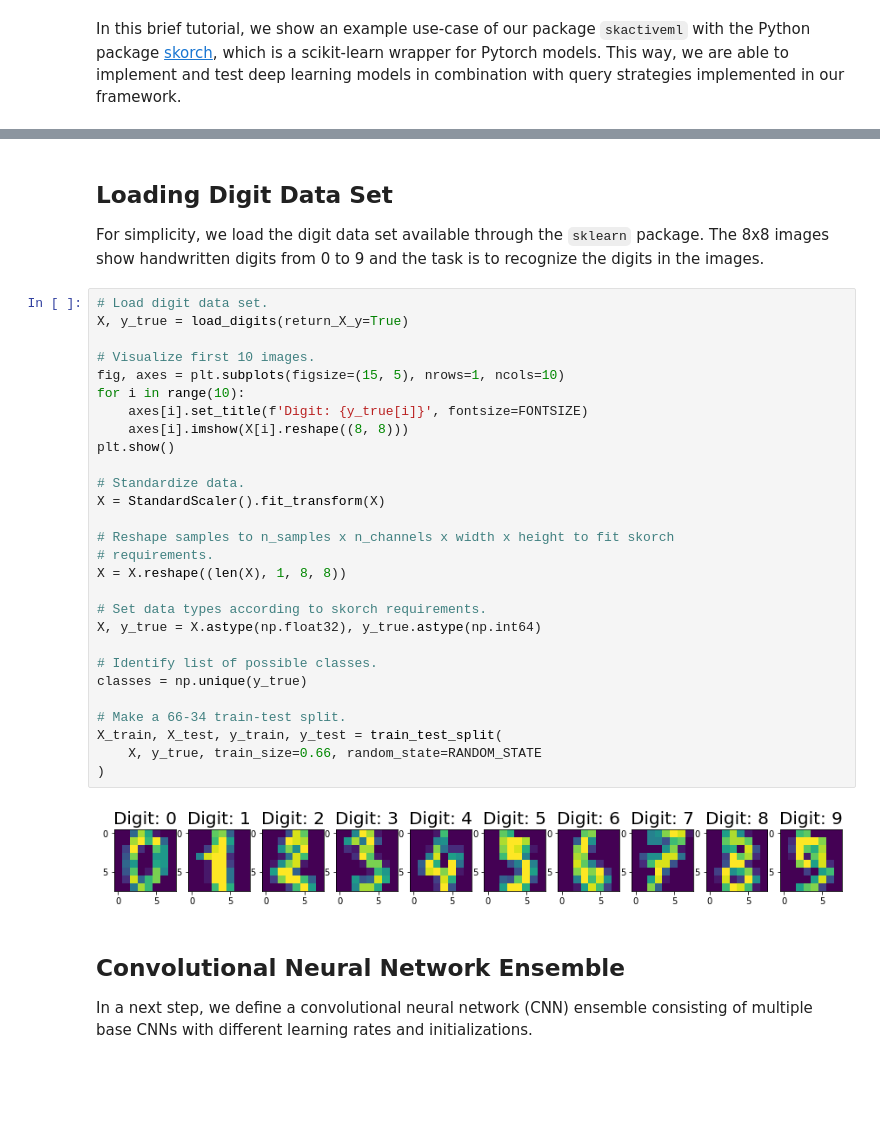
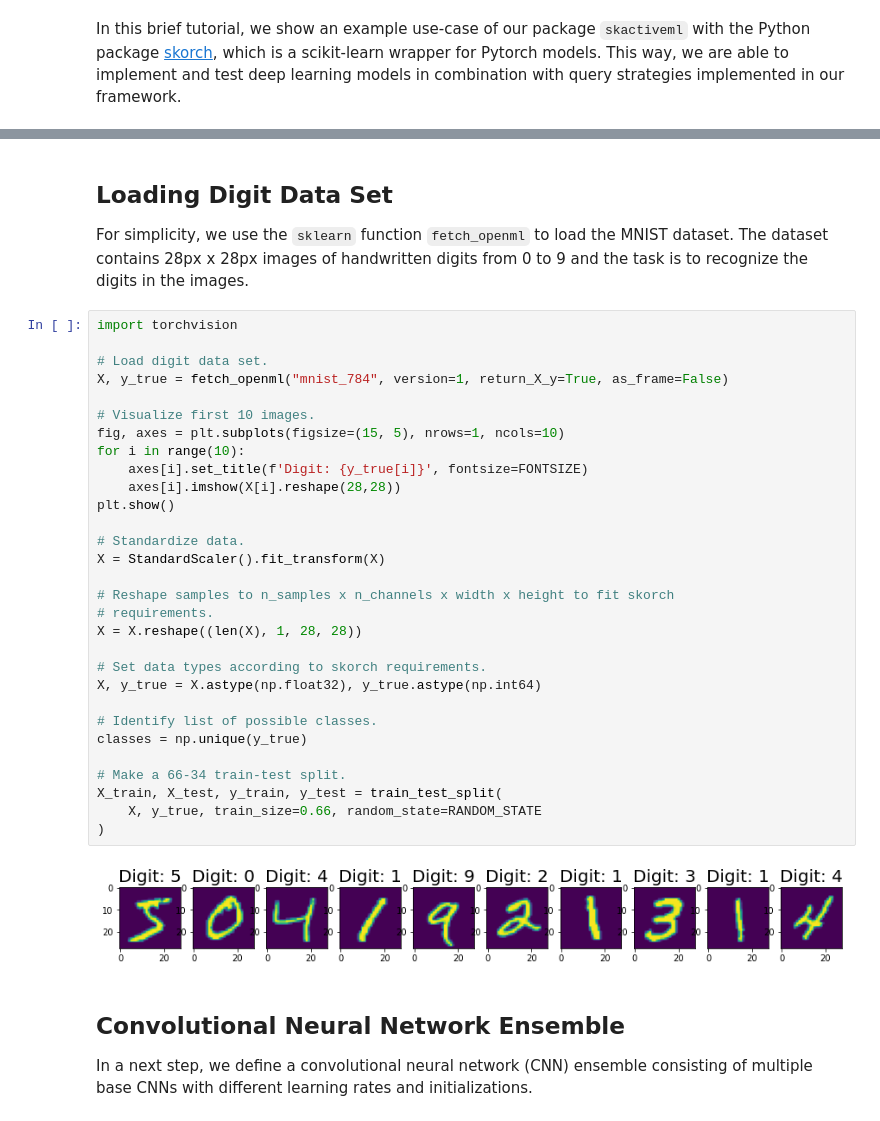
Before and after one commit to scikit-activeml/scikit-activeml, a Jupyter notebook: tutorials/01_deep_pool_al_with_skorch.ipynb, the cells around one changed output, grey strips where cells are left out. Saved outputs shown, nothing was run; the diff lists cells and outputs as text; blank space fills up the shorter version.

```diff
--- a/tutorials/01_deep_pool_al_with_skorch.ipynb
+++ b/tutorials/01_deep_pool_al_with_skorch.ipynb
@@ -32,37 +38,39 @@ torch.cuda.manual_seed(RANDOM_STATE)
 warnings.filterwarnings("ignore")
 # %% [markdown]
 ## Loading Digit Data Set
-For simplicity, we load the digit data set available through the `sklearn` package. The 8x8 images show handwritten digits from 0 to 9 and the task is to recognize the digits in the images.
+For simplicity, we use the `sklearn` function `fetch_openml` to load the MNIST dataset. The dataset contains 28px x 28px images of handwritten digits from 0 to 9 and the task is to recognize the digits in the images.
 # %%
+import torchvision
+
 # Load digit data set.
-X, y_true = load_digits(return_X_y=True)
+X, y_true = fetch_openml("mnist_784", version=1, return_X_y=True, as_frame=False)
 
 # Visualize first 10 images.
 fig, axes = plt.subplots(figsize=(15, 5), nrows=1, ncols=10)
 for i in range(10):
     axes[i].set_title(f'Digit: {y_true[i]}', fontsize=FONTSIZE)
-    axes[i].imshow(X[i].reshape((8, 8)))
+    axes[i].imshow(X[i].reshape(28,28))
 plt.show()
 
 # Standardize data.
 X = StandardScaler().fit_transform(X)
 
 # Reshape samples to n_samples x n_channels x width x height to fit skorch
 # requirements.
-X = X.reshape((len(X), 1, 8, 8))
+X = X.reshape((len(X), 1, 28, 28))
 
 # Set data types according to skorch requirements.
 X, y_true = X.astype(np.float32), y_true.astype(np.int64)
 
 # Identify list of possible classes.
 classes = np.unique(y_true)
 
 # Make a 66-34 train-test split.
 X_train, X_test, y_train, y_test = train_test_split(
     X, y_true, train_size=0.66, random_state=RANDOM_STATE
 )
 # %% [output]
-[figure, old version]
+[figure, new version]
 # %% [markdown]
 ## Convolutional Neural Network Ensemble
 In a next step, we define a convolutional neural network (CNN) ensemble consisting of multiple base CNNs with different learning rates and initializations.
```
Also changed, not shown: parts of 6 cells of this notebook, 2 other files.
